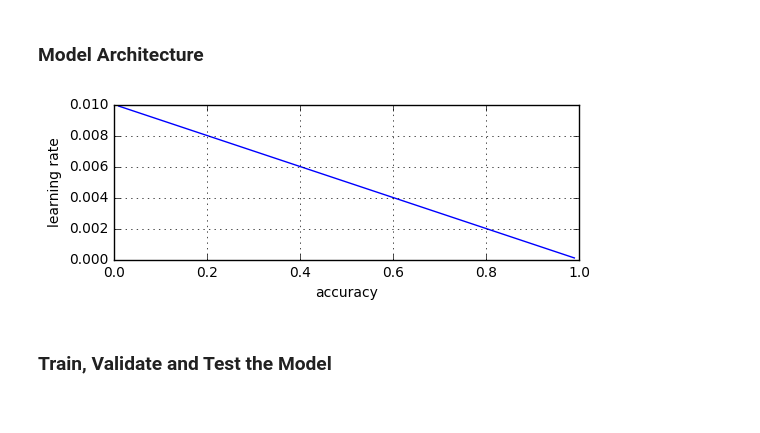
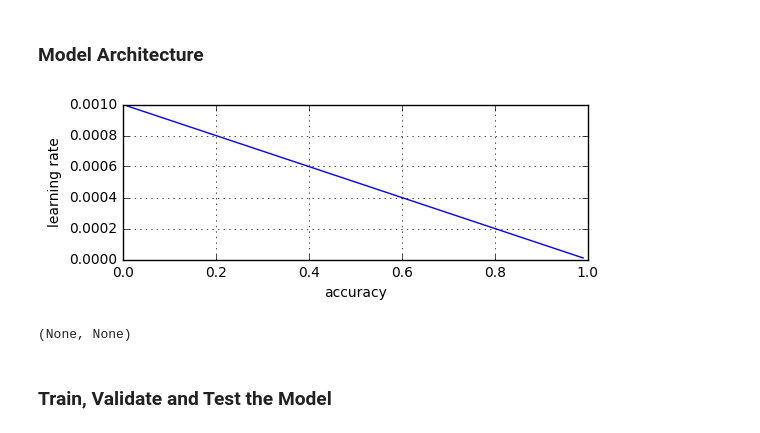
Before and after one commit to da-phil/SDC-Traffic-Sign-Classifier-Project, a Jupyter notebook: Traffic_Sign_Classifier.ipynb, the cells around one changed output. Saved outputs shown, nothing was run; the diff lists cells and outputs as text; code cells hidden in the pictures.

```diff
--- a/Traffic_Sign_Classifier.ipynb
+++ b/Traffic_Sign_Classifier.ipynb
@@ -465,13 +502,11 @@ def LeNet2(x, keep_prob):
 # %%
-rate_start = 0.01
 def rate_calc(accuracy, rate_start):
     return rate_start - accuracy*rate_start
 accuracy = np.arange(0.01, 1.0, 0.01)
 fig = plt.figure(figsize=(6,2))
-plt.plot(accuracy, rate_calc(accuracy, rate_start))
-plt.xlabel("accuracy")
-plt.ylabel("learning rate")
-plt.grid()
-plt.show()
+plt.plot(accuracy, rate_calc(accuracy, 0.001))
+plt.xlabel("accuracy"), plt.ylabel("learning rate")
+plt.grid(), plt.show()
 # %% [output]
-[figure, old version]
+[figure, new version]
+(None, None)
```
Also changed, not shown: parts of 13 cells of this notebook.
